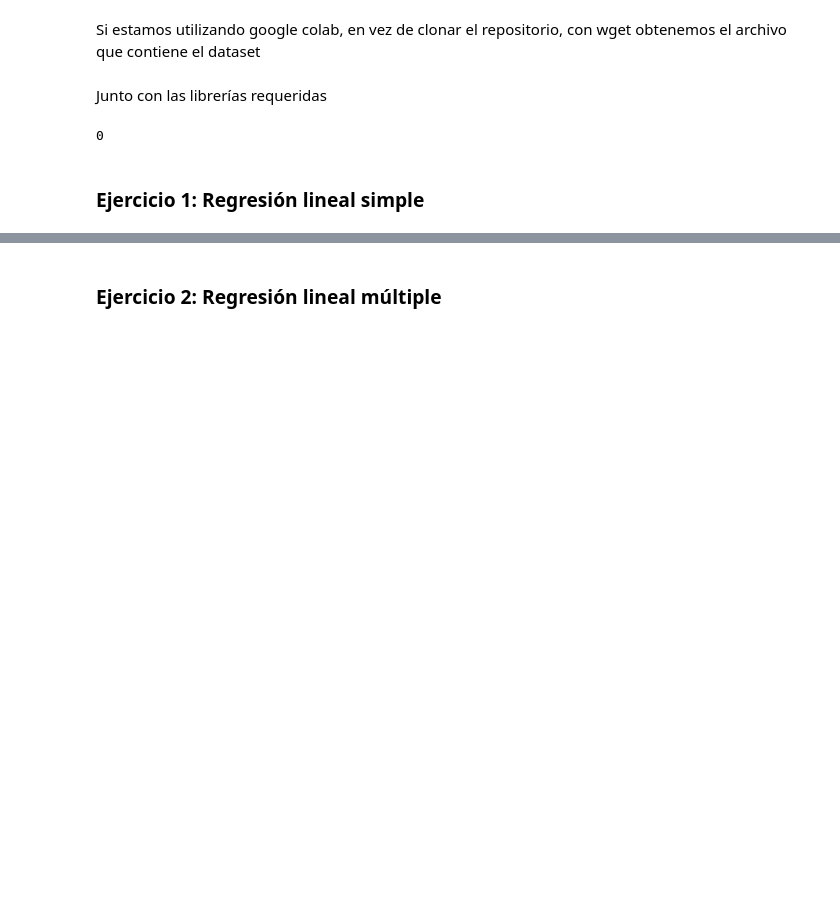
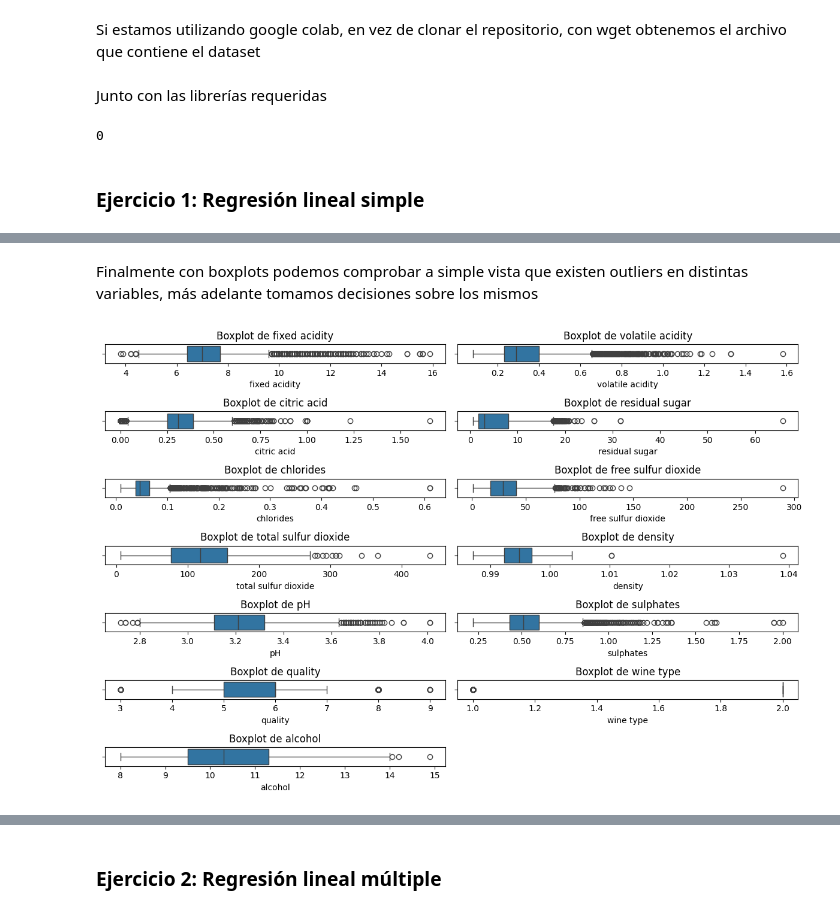
Before and after one commit to Alf-caput/LAB04_Regresion_y_agrupamiento, a Jupyter notebook: LAB04 Regresion_y_agrupamientov2.ipynb, the cells around one changed output, grey strips where cells are left out. Drawn from its saved outputs; the diff is of its cells as text; code cells hidden in the pictures; blank space fills up the shorter version.

```diff
--- a/LAB04 Regresion_y_agrupamientov2.ipynb
+++ b/LAB04 Regresion_y_agrupamientov2.ipynb
@@ -29,0 +66,5 @@ os.system('pip install -r requirements.txt')
+# %%
+filename = 'wine_alcohol.csv'
+df = pd.read_csv(filename, sep=';')
+
+df.head()
@@ -29,0 +86,3 @@ os.system('pip install -r requirements.txt')
+# %%
+df = df.set_index('id')
+df.head()
@@ -29,0 +168,18 @@ os.system('pip install -r requirements.txt')
+# %% [markdown]
+Finalmente con boxplots podemos comprobar a simple vista que existen outliers en distintas variables, más adelante tomamos decisiones sobre los mismos
+# %%
+# Seleccionamos las columnas numéricas para el análisis de outliers
+numeric_features = df.select_dtypes(include=['float64', 'int64']).columns.tolist()
+
+# Creamos gráficos de boxplot para cada característica numérica
+plt.figure(figsize=(12, 8))
+for i, col in enumerate(numeric_features):
+    plt.subplot((len(numeric_features) + 1) // 2, 2, i + 1)
+    sns.boxplot(x=df[col])
+    plt.title(f'Boxplot de {col}')
+    plt.xlabel(col)
+
+plt.tight_layout()
+plt.show()
+# %% [output]
+[figure, added]
```
Also changed, not shown: parts of 94 cells of this notebook, 1 other file.
